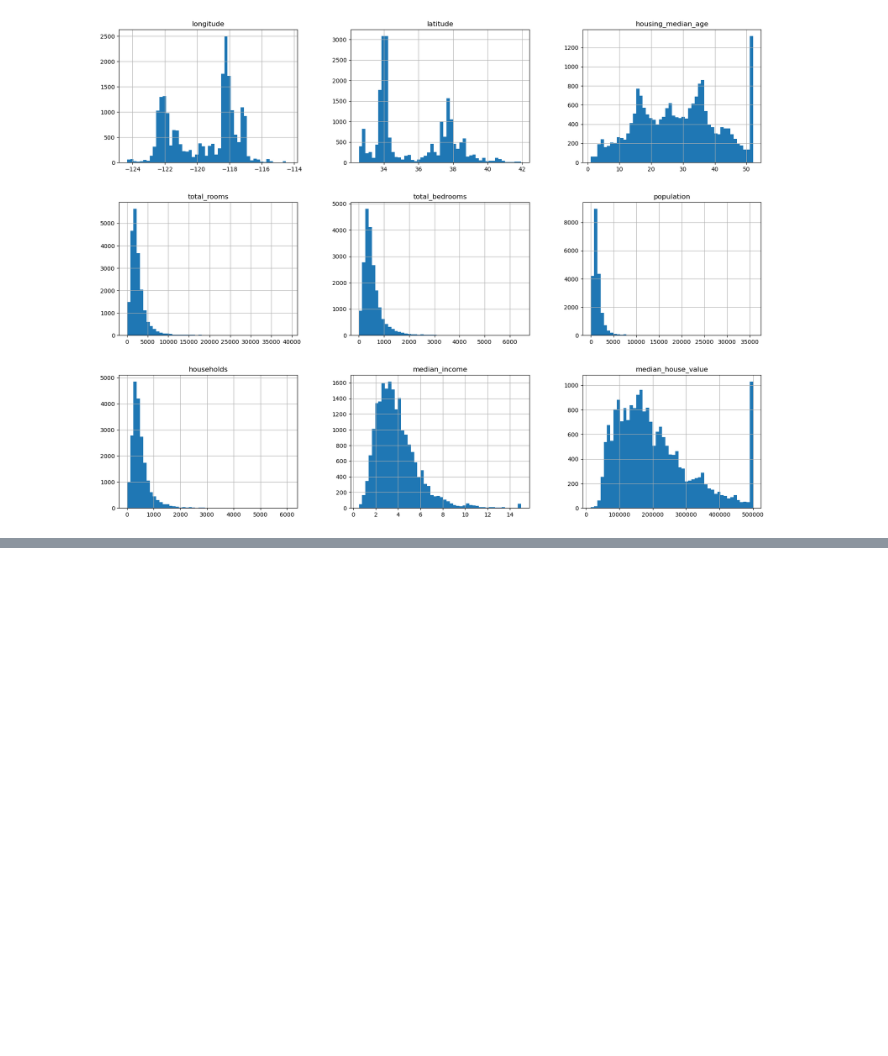
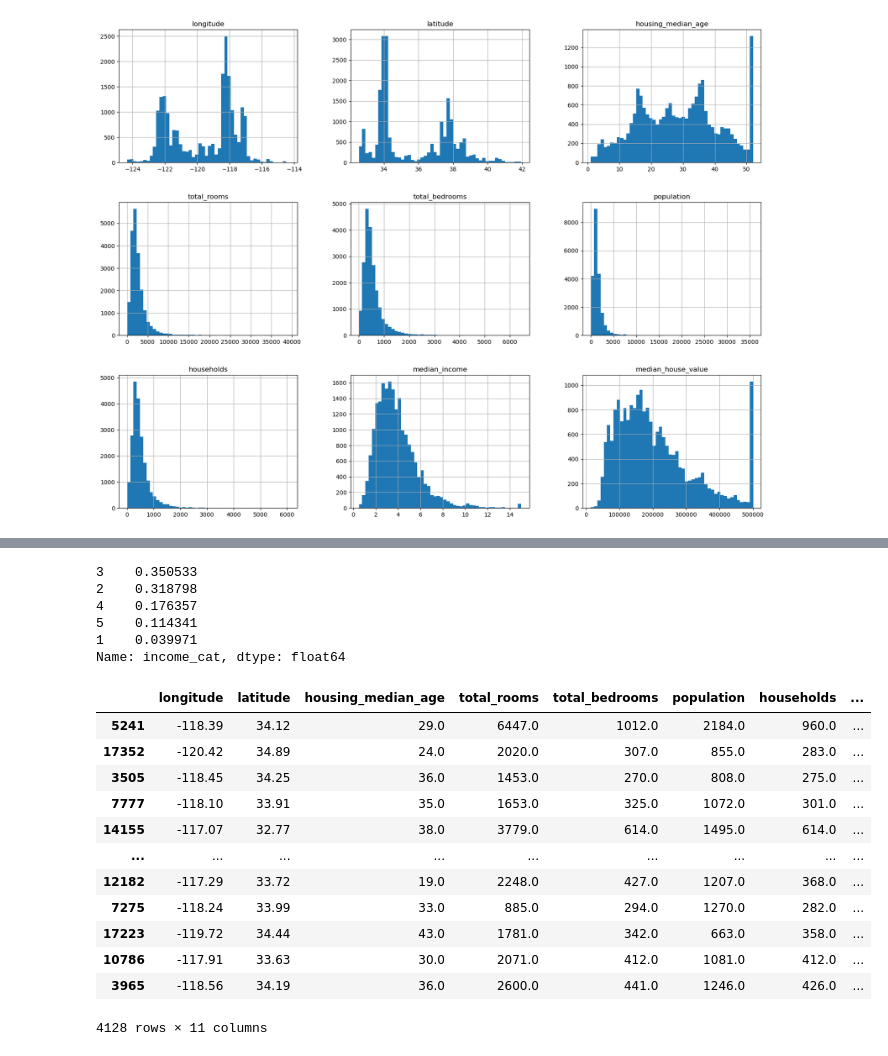
Before and after one commit to akil-h/housing, a Jupyter notebook: Housing.ipynb, the cells around one changed output, grey strips where cells are left out. Cells and saved outputs as stored; diff of their text form; code cells hidden in the pictures; blank space fills up the shorter version.

Commit message:
Created test and train stratefied sampling

```diff
--- a/Housing.ipynb
+++ b/Housing.ipynb
@@ -136,3 +139,38 @@ housing["income_cat"].hist()
 [figure]
 # %%
 # Stratefied sampling based on income
+from sklearn.model_selection import StratifiedShuffleSplit
+
+split = StratifiedShuffleSplit(n_splits=1, test_size=0.2, random_state=42)
+for train_index, test_index in split.split(housing, housing["income_cat"]):
+    strat_train_set = housing.loc[train_index]
+    strat_test_set = housing.loc[test_index]
+# %%
+strat_test_set["income_cat"].value_counts() / len(strat_test_set)
+
+# looks to be correct
+# %% [output]
+3    0.350533
+2    0.318798
+4    0.176357
+5    0.114341
+1    0.039971
+Name: income_cat, dtype: float64
+# %%
+# remove the income_cat column
+for set_ in (strat_train_set, strat_test_set):
+    set_.drop("income_cat", axis=1, inplace=True)
+# %% [output]
+|  | longitude | latitude | housing_median_age | total_rooms | total_bedrooms | population | households | ... |
+| 5241 | -118.39 | 34.12 | 29.0 | 6447.0 | 1012.0 | 2184.0 | 960.0 | ... |
+| 17352 | -120.42 | 34.89 | 24.0 | 2020.0 | 307.0 | 855.0 | 283.0 | ... |
+| 3505 | -118.45 | 34.25 | 36.0 | 1453.0 | 270.0 | 808.0 | 275.0 | ... |
+| 7777 | -118.10 | 33.91 | 35.0 | 1653.0 | 325.0 | 1072.0 | 301.0 | ... |
+| 14155 | -117.07 | 32.77 | 38.0 | 3779.0 | 614.0 | 1495.0 | 614.0 | ... |
+| ... | ... | ... | ... | ... | ... | ... | ... | ... |
+| 12182 | -117.29 | 33.72 | 19.0 | 2248.0 | 427.0 | 1207.0 | 368.0 | ... |
+| 7275 | -118.24 | 33.99 | 33.0 | 885.0 | 294.0 | 1270.0 | 282.0 | ... |
+| 17223 | -119.72 | 34.44 | 43.0 | 1781.0 | 342.0 | 663.0 | 358.0 | ... |
+| 10786 | -117.91 | 33.63 | 30.0 | 2071.0 | 412.0 | 1081.0 | 412.0 | ... |
+| 3965 | -118.56 | 34.19 | 36.0 | 2600.0 | 441.0 | 1246.0 | 426.0 | ... |
+4128 rows × 11 columns
```
Also changed, not shown: parts of 3 cells of this notebook.
